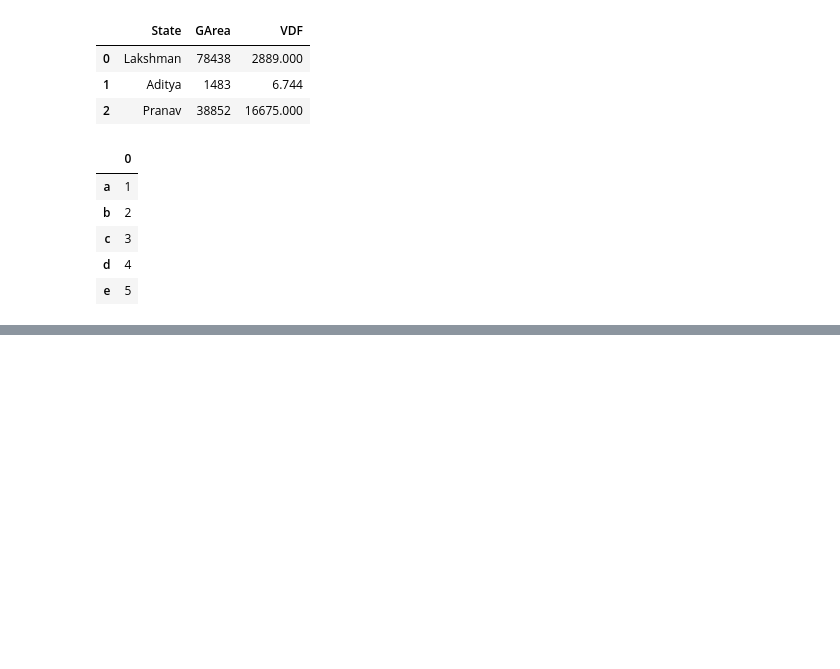
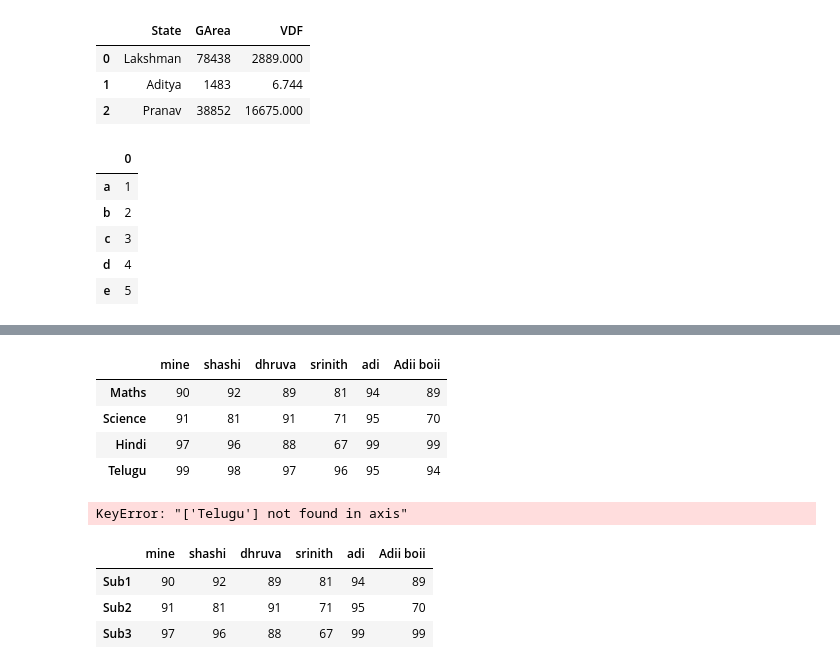
Before and after one commit to lakshman-reddy-sudo/Phoenixxx-Tv, a Jupyter notebook: eda2.ipynb, the cells around one changed output, grey strips where cells are left out. Drawn from its saved outputs; the diff is of its cells as text; code cells hidden in the pictures; blank space fills up the shorter version.

```diff
--- a/eda2.ipynb
+++ b/eda2.ipynb
@@ -406,0 +407,22 @@ results
+# %%
+results.loc['Telugu'] = [99,98,97,96,95,94]
+results
+# %% [output]
+|  | mine | shashi | dhruva | srinith | adi | Adii boii |
+| Maths | 90 | 92 | 89 | 81 | 94 | 89 |
+| Science | 91 | 81 | 91 | 71 | 95 | 70 |
+| Hindi | 97 | 96 | 88 | 67 | 99 | 99 |
+| Telugu | 99 | 98 | 97 | 96 | 95 | 94 |
+# %%
+results = results.drop('Telugu', axis = 0)
+results
+# %% [output]
+KeyError: "['Telugu'] not found in axis"
+# %%
+results = results.rename({'Maths':'Sub1','Science':'Sub2','Hindi':'Sub3'}, axis = 'index')
+results
+# %% [output]
+|  | mine | shashi | dhruva | srinith | adi | Adii boii |
+| Sub1 | 90 | 92 | 89 | 81 | 94 | 89 |
+| Sub2 | 91 | 81 | 91 | 71 | 95 | 70 |
+| Sub3 | 97 | 96 | 88 | 67 | 99 | 99 |
```
Also changed, not shown: parts of 7 cells of this notebook.
